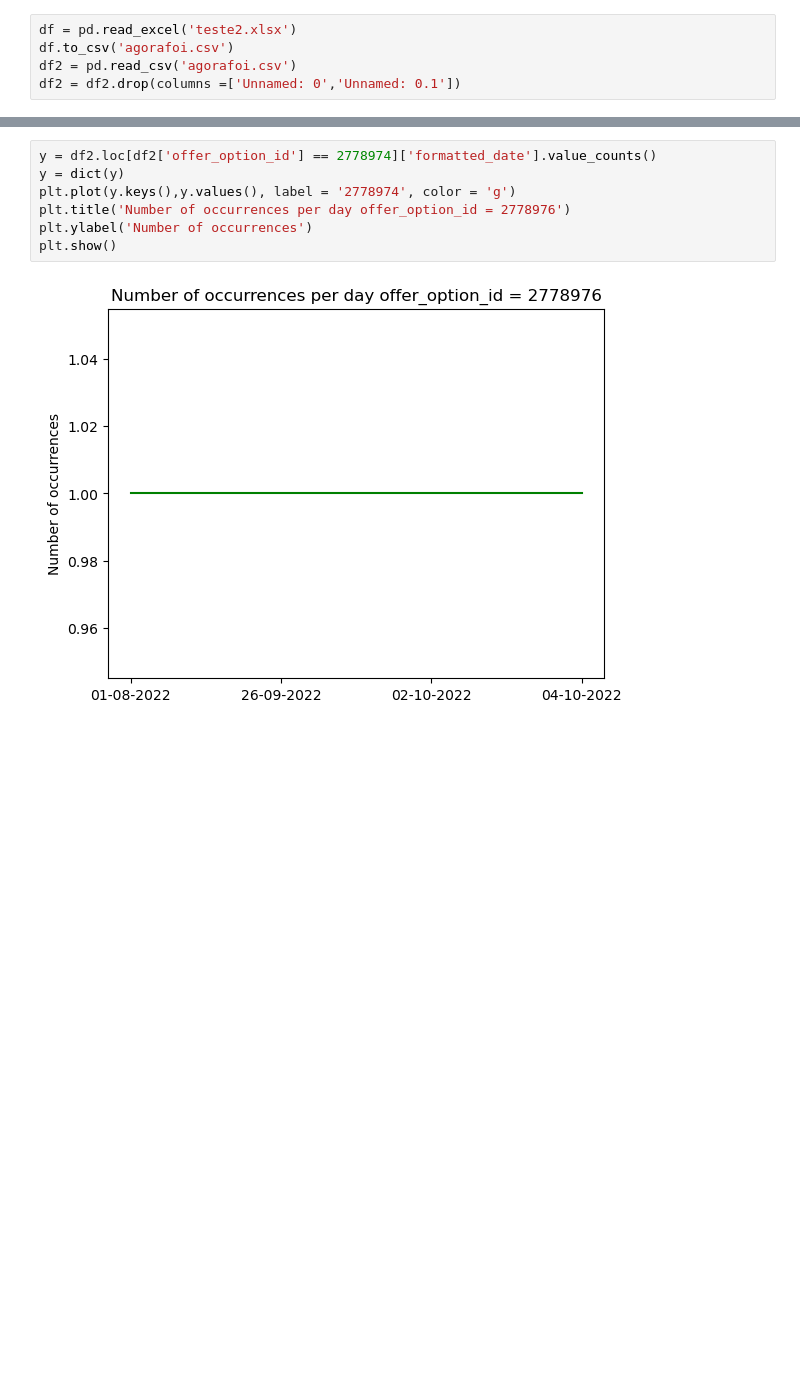
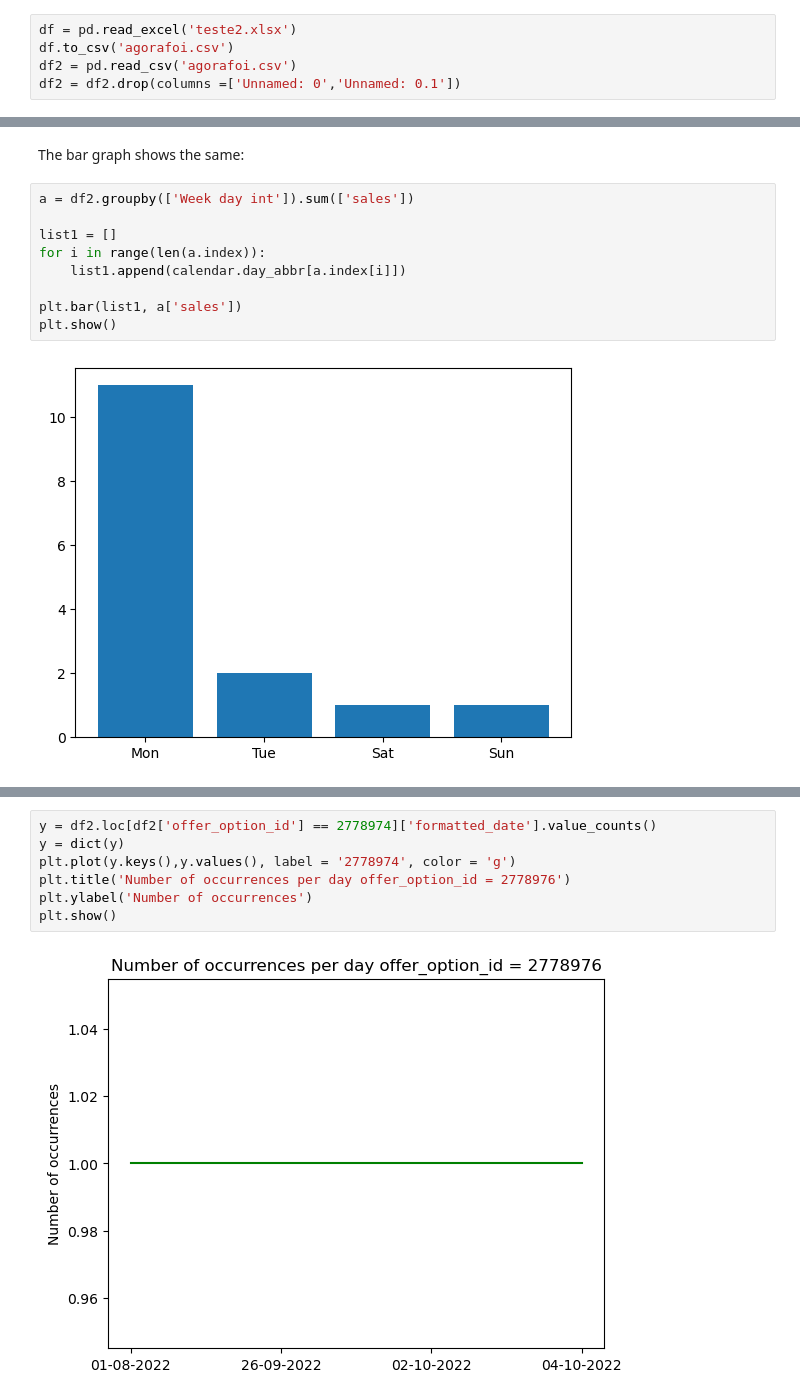
Before and after one commit to drica-monteiro/my_repository, a Jupyter notebook: teste.ipynb, the cells around one changed output, grey strips where cells are left out. Saved outputs shown, nothing was run; the diff lists cells and outputs as text; blank space fills up the shorter version.

```diff
--- a/teste.ipynb
+++ b/teste.ipynb
@@ -52,0 +87,13 @@ u
+# %% [markdown]
+The bar graph shows the same:
+# %%
+a = df2.groupby(['Week day int']).sum(['sales'])
+
+list1 = []
+for i in range(len(a.index)):
+    list1.append(calendar.day_abbr[a.index[i]])
+
+plt.bar(list1, a['sales'])
+plt.show()
+# %% [output]
+[figure, added]
```
Also changed, not shown: parts of 24 cells of this notebook.
